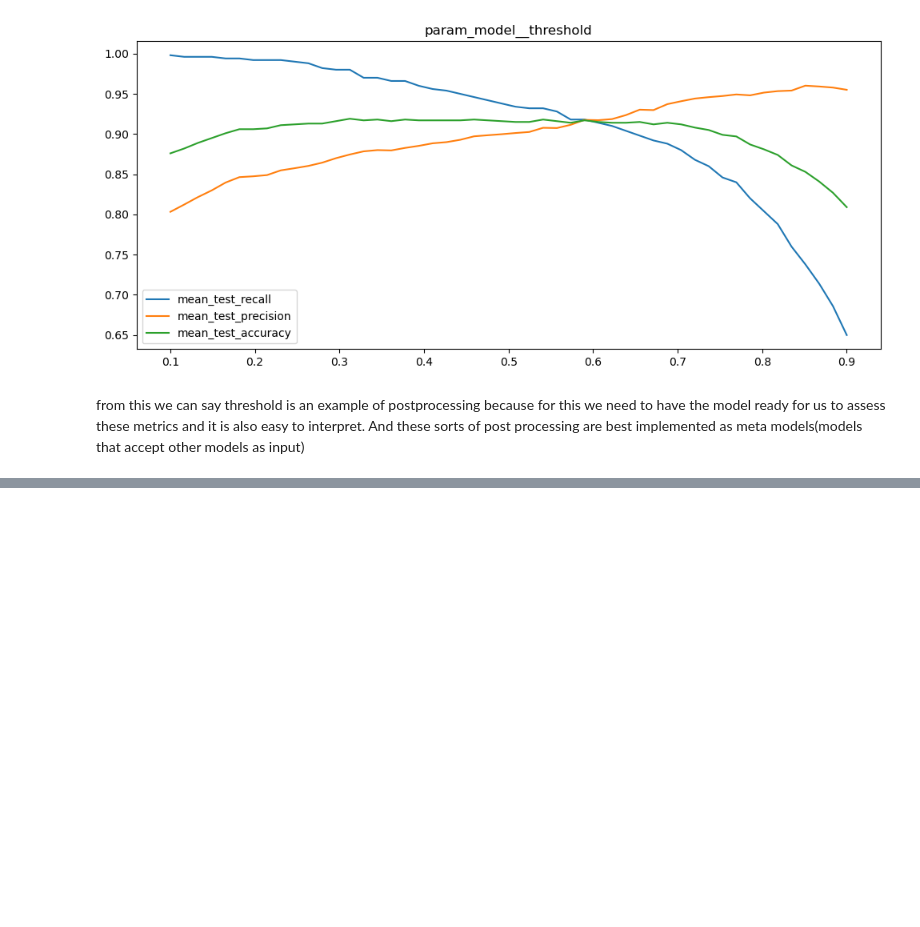
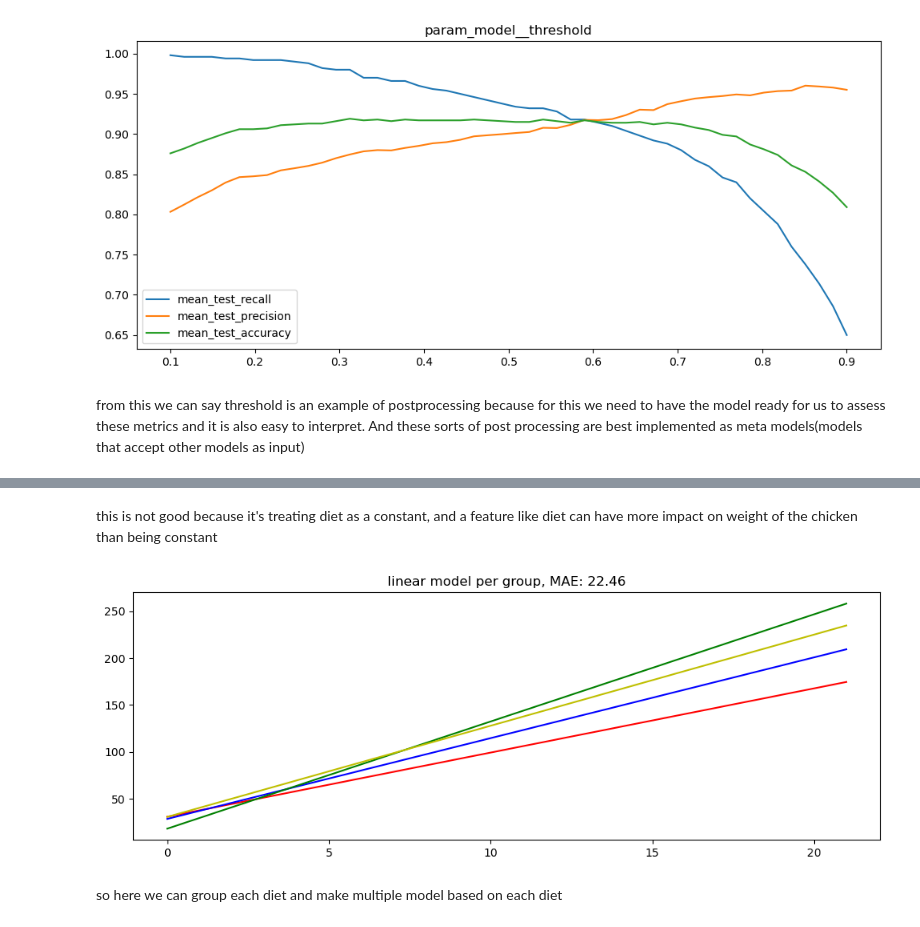
Before and after one commit to muhammadhananbaloch/Machine-Learning-Python, a Jupyter notebook: Scikit Learn/meta-estimators.ipynb, the cells around one changed output, grey strips where cells are left out. Cells and saved outputs as stored; diff of their text form; code cells hidden in the pictures; blank space fills up the shorter version.

```diff
--- a/Scikit Learn/meta-estimators.ipynb
+++ b/Scikit Learn/meta-estimators.ipynb
@@ -135,0 +188,10 @@ from this we can say threshold is an example of postprocessing because for this
+# %% [markdown]
+this is not good because it's treating diet as a constant, and a feature like diet can have more impact on weight of the chicken than being constant
+# %%
+from sklego.meta import GroupedPredictor
+mod = GroupedPredictor(LinearRegression(), groups=["diet"])
+plot_model(mod)
+# %% [output]
+[figure, added]
+# %% [markdown]
+so here  we can group each diet and make multiple model based on each diet
```
Also changed, not shown: parts of 4 cells of this notebook.
